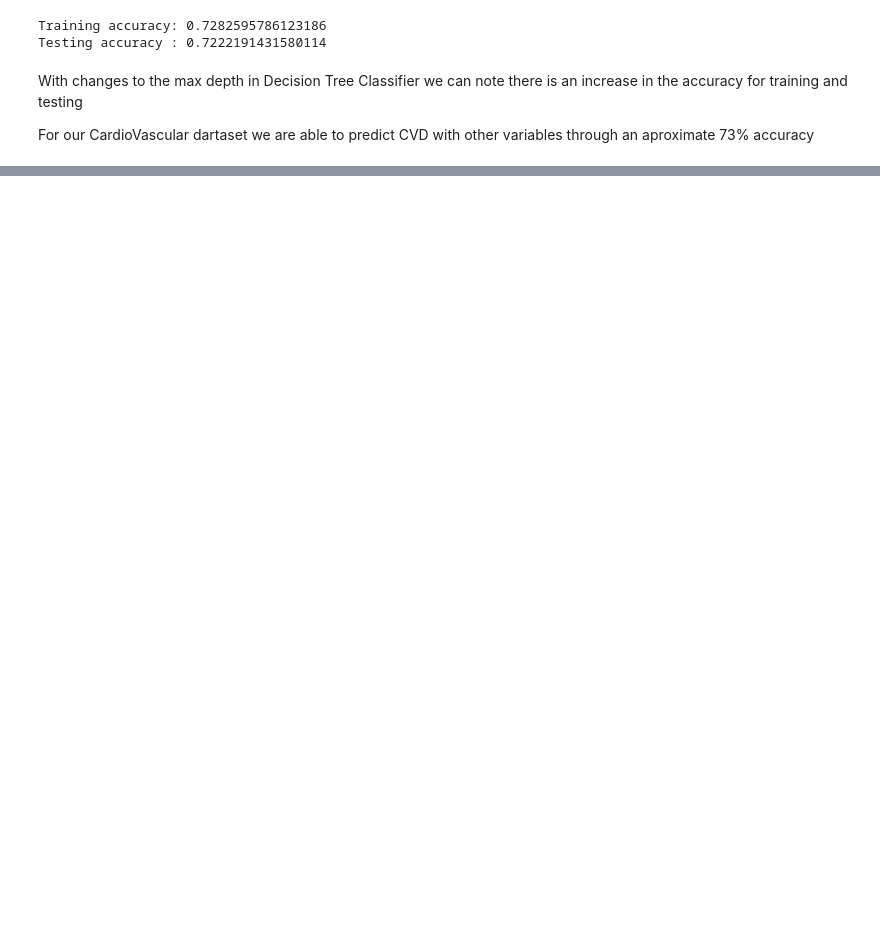
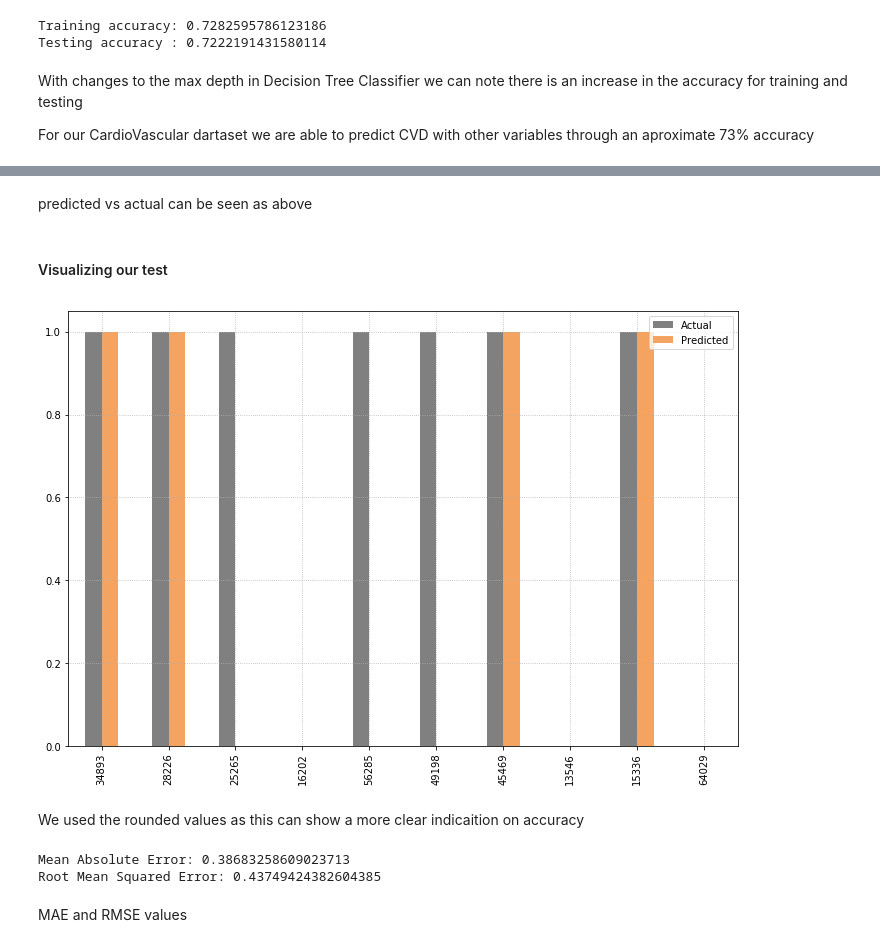
Before and after one commit to Mwelgama/307_Ass2, a Jupyter notebook: ass3_1.ipynb, the cells around one changed output, grey strips where cells are left out. Saved outputs shown, nothing was run; the diff lists cells and outputs as text; code cells hidden in the pictures; blank space fills up the shorter version.

```diff
--- a/ass3_1.ipynb
+++ b/ass3_1.ipynb
@@ -188,0 +211,2 @@ For our CardioVascular dartaset we are able to predict CVD with other variables
+# %%
+X_train, X_test, y_train, y_test = train_test_split(X, y, test_size=0.2, random_state=0)
@@ -188,0 +238,6 @@ For our CardioVascular dartaset we are able to predict CVD with other variables
+# %%
+y_pred = regression.predict(X_test)
+
+Actual_pred_df_true = pd.DataFrame({'Actual': y_test, 'Predicted': y_pred}).head(10)
+
+Actual_pred_df_true
@@ -188,0 +258,4 @@ For our CardioVascular dartaset we are able to predict CVD with other variables
+# %%
+Actual_pred_df = pd.DataFrame({'Actual': y_test, 'Predicted': np.around(y_pred)}).head(10)
+
+Actual_pred_df
@@ -188,0 +274,20 @@ For our CardioVascular dartaset we are able to predict CVD with other variables
+# %% [markdown]
+predicted vs actual can be seen as above
+# %% [markdown]
+#### Visualizing our test
+# %%
+Actual_pred_df.plot(kind='bar',figsize=(12,8), color=['gray', 'sandybrown',])
+plt.grid(linestyle=':', linewidth='0.8')
+plt.show()
+# %% [output]
+[figure, added]
+# %% [markdown]
+We used the rounded values as this can show a more clear indicaition on accuracy
+# %%
+print('Mean Absolute Error:', metrics.mean_absolute_error(y_test, y_pred))
+print('Root Mean Squared Error:', np.sqrt(metrics.mean_squared_error(y_test, y_pred)))
+# %% [output]
+Mean Absolute Error: 0.38683258609023713
+Root Mean Squared Error: 0.43749424382604385
+# %% [markdown]
+MAE and RMSE values
```
Also changed, not shown: parts of 12 cells of this notebook.
